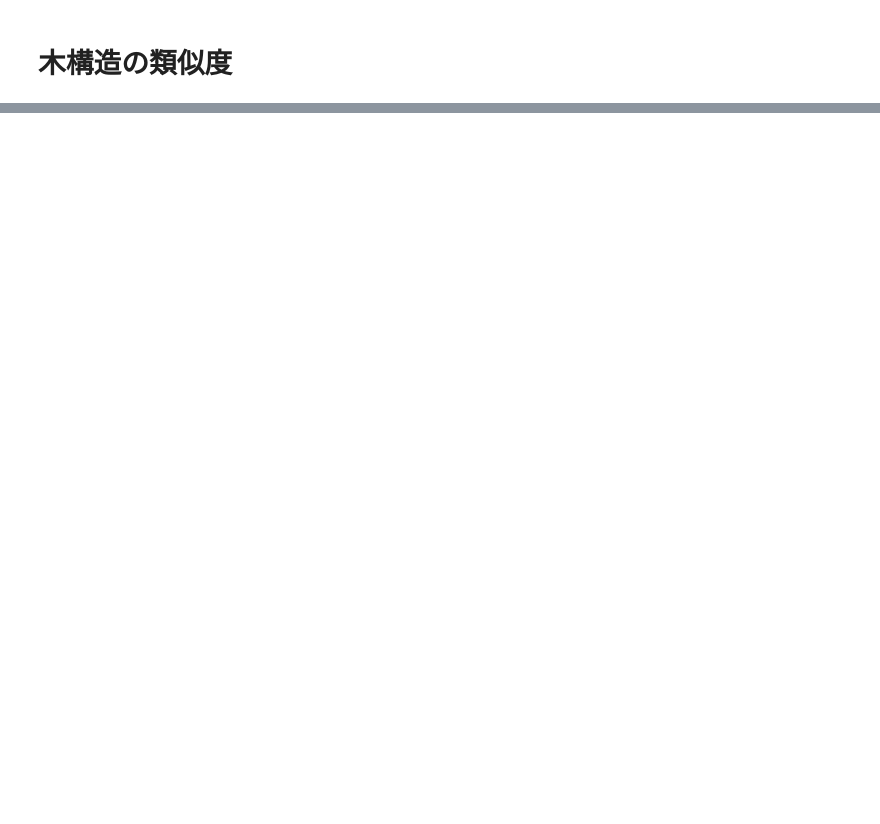
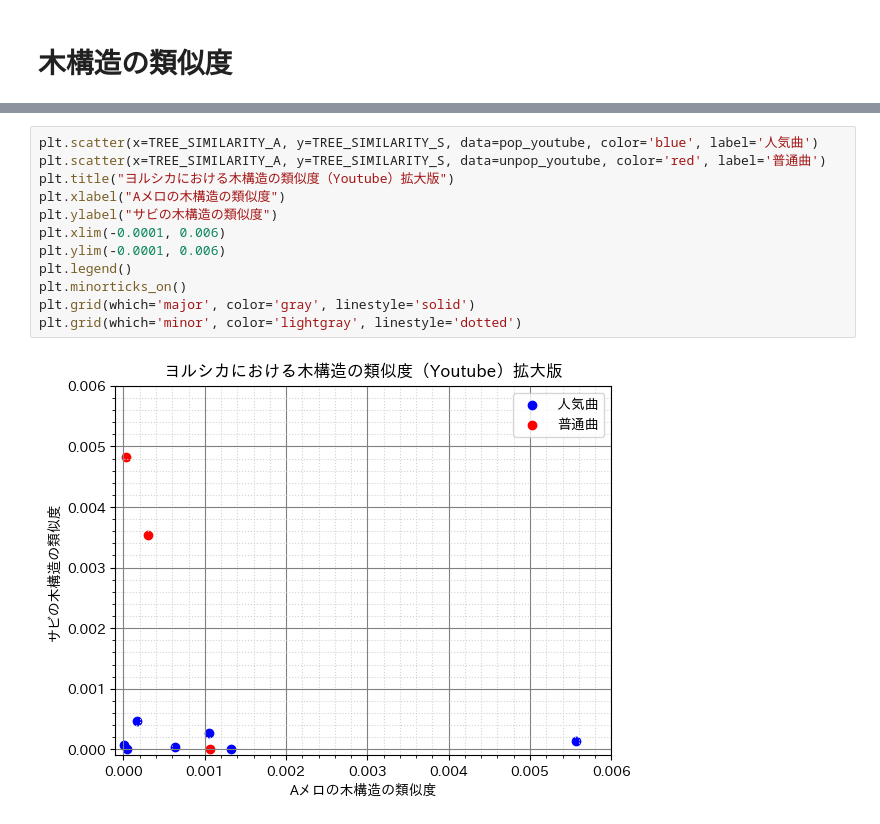
Before and after one commit to tsubasasugawara/lyrics_melody_analyzer, a Jupyter notebook: notebooks/ヨルシカ.ipynb, the cells around one changed output, grey strips where cells are left out. Cells and saved outputs as stored; diff of their text form; blank space fills up the shorter version.

```diff
--- a/notebooks/ヨルシカ.ipynb
+++ b/notebooks/ヨルシカ.ipynb
@@ -108 +130,15 @@ plt.grid(which='minor', color='lightgray', linestyle='dotted')
+# %%
+plt.scatter(x=TREE_SIMILARITY_A, y=TREE_SIMILARITY_S, data=pop_youtube, color='blue', label='人気曲')
+plt.scatter(x=TREE_SIMILARITY_A, y=TREE_SIMILARITY_S, data=unpop_youtube, color='red', label='普通曲')
+plt.title("ヨルシカにおける木構造の類似度（Youtube）拡大版")
+plt.xlabel("Aメロの木構造の類似度")
+plt.ylabel("サビの木構造の類似度")
+plt.xlim(-0.0001, 0.006)
+plt.ylim(-0.0001, 0.006)
+plt.legend()
+plt.minorticks_on()
+plt.grid(which='major', color='gray', linestyle='solid')
+plt.grid(which='minor', color='lightgray', linestyle='dotted')
+# %% [output]
+[figure, added]
 # %%
```
Also changed, not shown: parts of 8 cells of this notebook, 2 other files.
